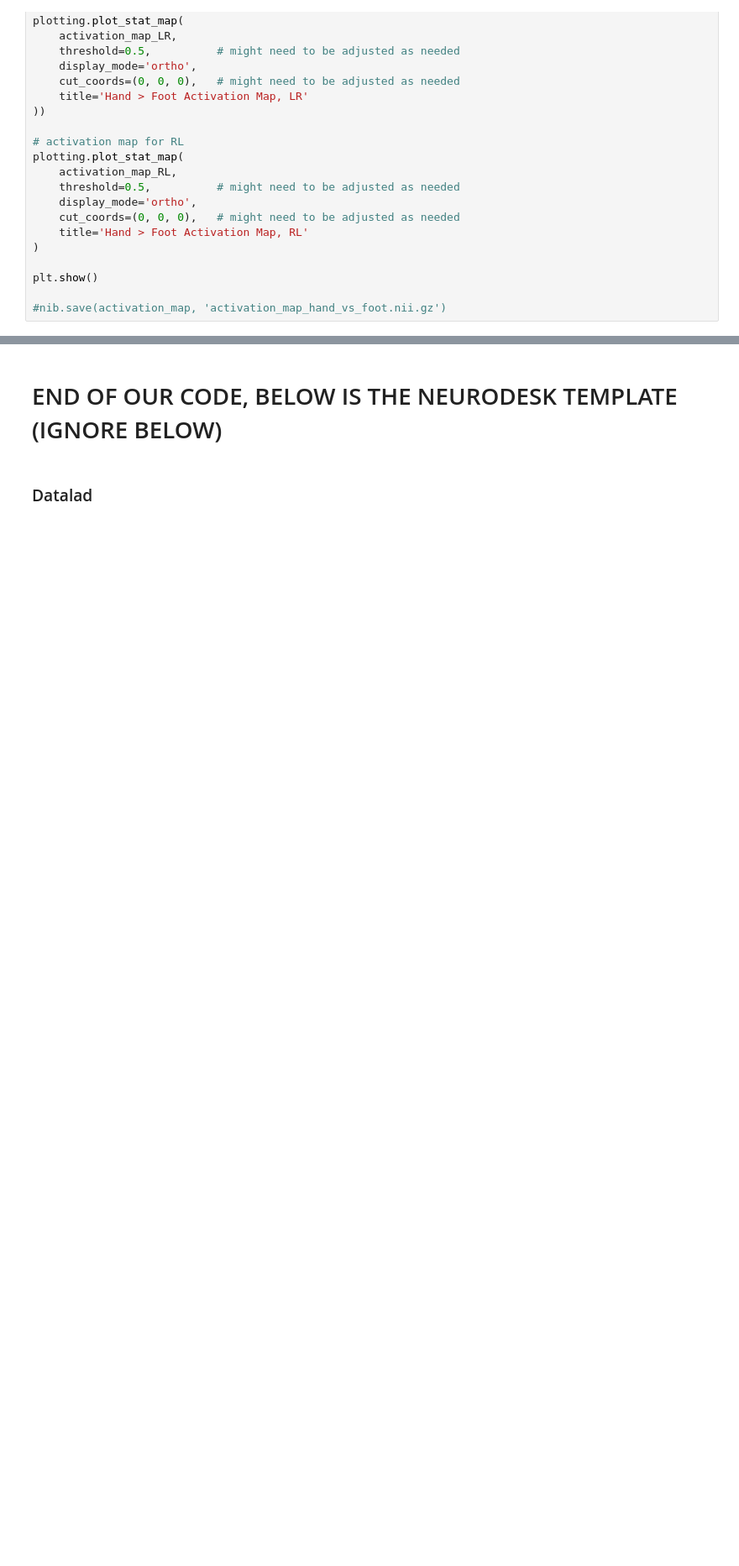
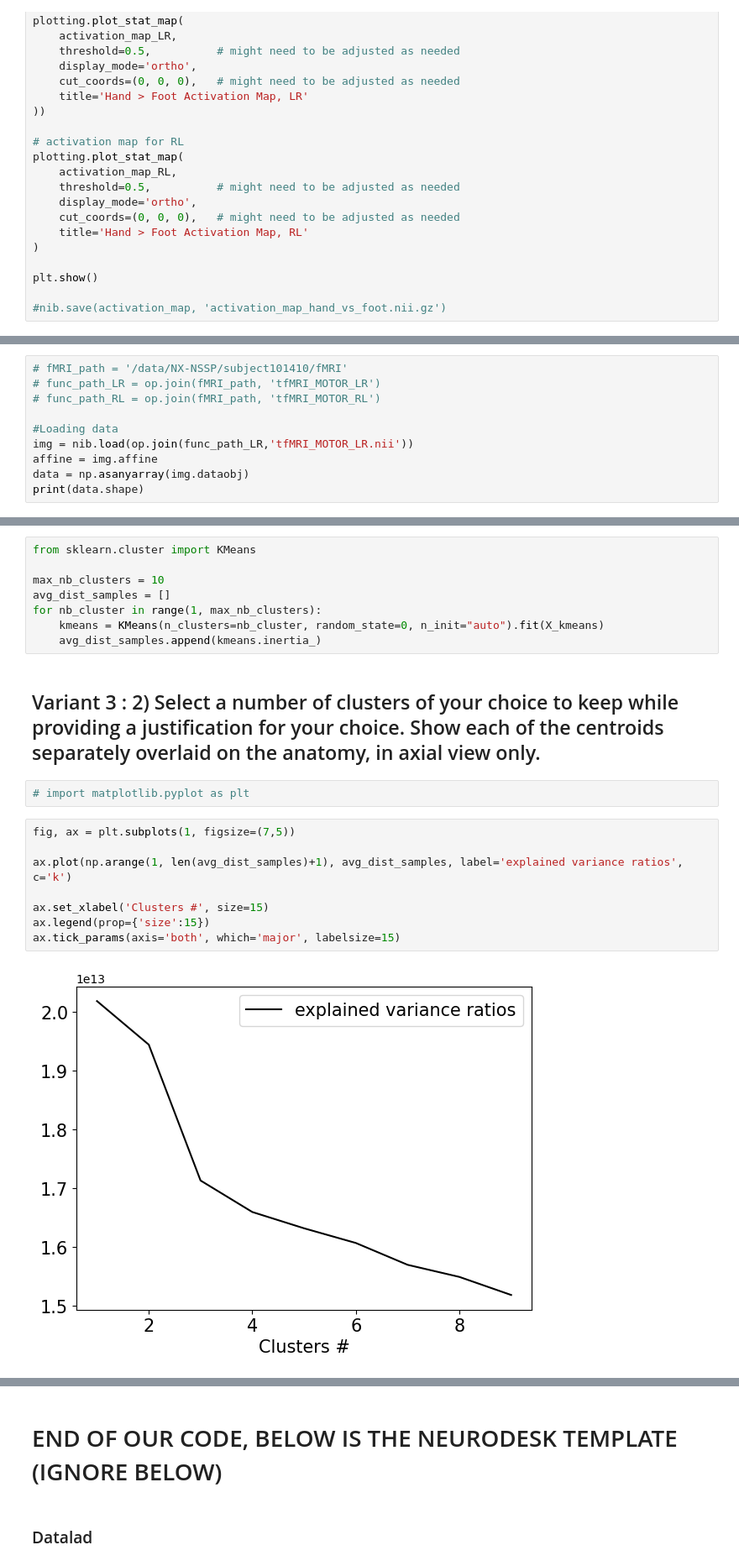
Before and after one commit to zoeepfl/NX-NSSP, a Jupyter notebook: Mini_Projet_1.ipynb, the cells around one changed output, grey strips where cells are left out. Shown at 84% size. Drawn from its saved outputs; the diff is of its cells as text; blank space fills up the shorter version.

Commit message:
started kmean

```diff
--- a/Mini_Projet_1.ipynb
+++ b/Mini_Projet_1.ipynb
@@ -584,0 +565,10 @@ plt.show()
+# %%
+# fMRI_path = '/data/NX-NSSP/subject101410/fMRI'
+# func_path_LR = op.join(fMRI_path, 'tfMRI_MOTOR_LR')
+# func_path_RL = op.join(fMRI_path, 'tfMRI_MOTOR_RL')
+
+#Loading data
+img = nib.load(op.join(func_path_LR,'tfMRI_MOTOR_LR.nii'))
+affine = img.affine
+data = np.asanyarray(img.dataobj)
+print(data.shape)
@@ -584,0 +630,22 @@ plt.show()
+# %%
+from sklearn.cluster import KMeans
+
+max_nb_clusters = 10
+avg_dist_samples = []
+for nb_cluster in range(1, max_nb_clusters):
+    kmeans = KMeans(n_clusters=nb_cluster, random_state=0, n_init="auto").fit(X_kmeans)
+    avg_dist_samples.append(kmeans.inertia_)
+# %% [markdown]
+## Variant 3 : 2) Select a number of clusters of your choice to keep while providing a justification for your choice. Show each of the centroids separately overlaid on the anatomy, in axial view only.
+# %%
+# import matplotlib.pyplot as plt
+# %%
+fig, ax = plt.subplots(1, figsize=(7,5))
+
+ax.plot(np.arange(1, len(avg_dist_samples)+1), avg_dist_samples, label='explained variance ratios', c='k')
+
+ax.set_xlabel('Clusters #', size=15)
+ax.legend(prop={'size':15})
+ax.tick_params(axis='both', which='major', labelsize=15)
+# %% [output]
+[figure, added]
```
Also changed, not shown: parts of 16 cells of this notebook.
